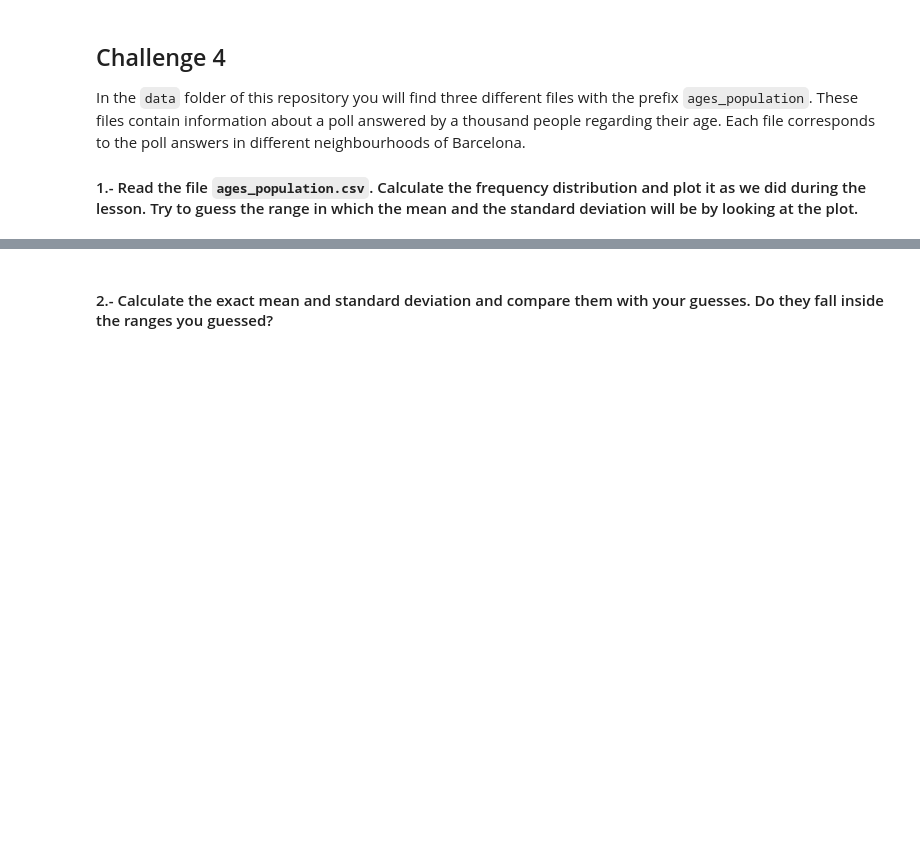
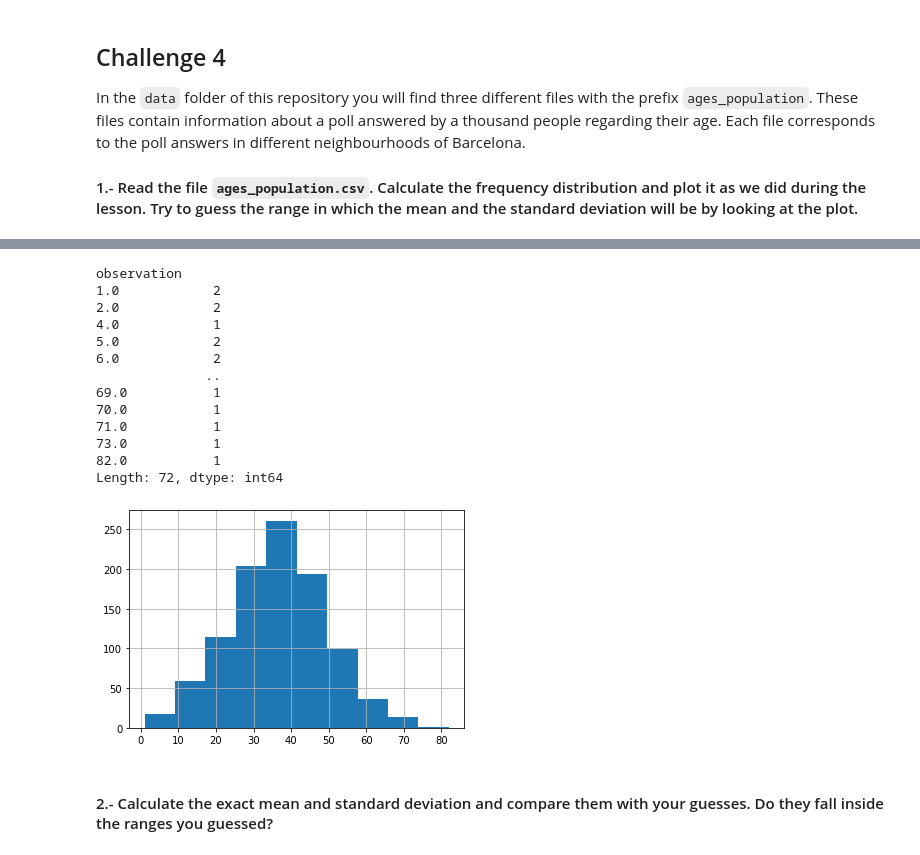
Before and after one commit to therinz/data-ber-08-20, a Jupyter notebook: Labs/module-2_labs/01_statistics/03_lab-descriptive-stats/your-code/main.ipynb, the cells around one changed output, grey strips where cells are left out. Drawn from its saved outputs; the diff is of its cells as text; code cells hidden in the pictures; blank space fills up the shorter version.

```diff
--- a/Labs/module-2_labs/01_statistics/03_lab-descriptive-stats/your-code/main.ipynb
+++ b/Labs/module-2_labs/01_statistics/03_lab-descriptive-stats/your-code/main.ipynb
@@ -183,0 +241,4 @@ In the `data` folder of this repository you will find three different files with
+# %%
+# your code here
+ages = pd.read_csv(os.path.join("..", "data", "ages_population.csv"))
+ages.head()
@@ -183,0 +252,18 @@ In the `data` folder of this repository you will find three different files with
+# %%
+ages["observation"].hist()
+ages.value_counts(sort=False)
+# %% [output]
+observation
+1.0            2
+2.0            2
+4.0            1
+5.0            2
+6.0            2
+              ..
+69.0           1
+70.0           1
+71.0           1
+73.0           1
+82.0           1
+Length: 72, dtype: int64
+[figure, added]
```
Also changed, not shown: parts of 52 cells of this notebook.
